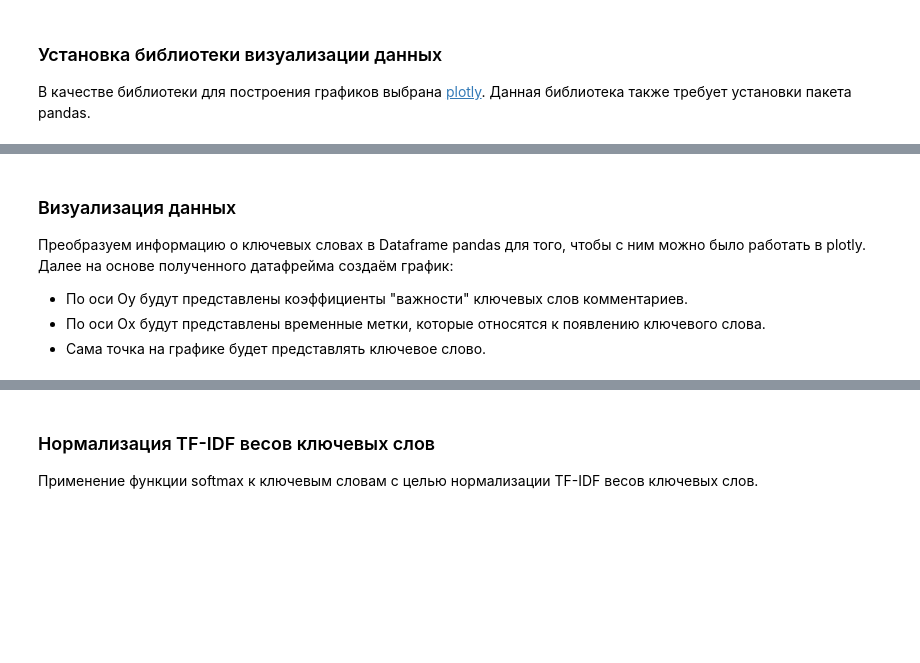
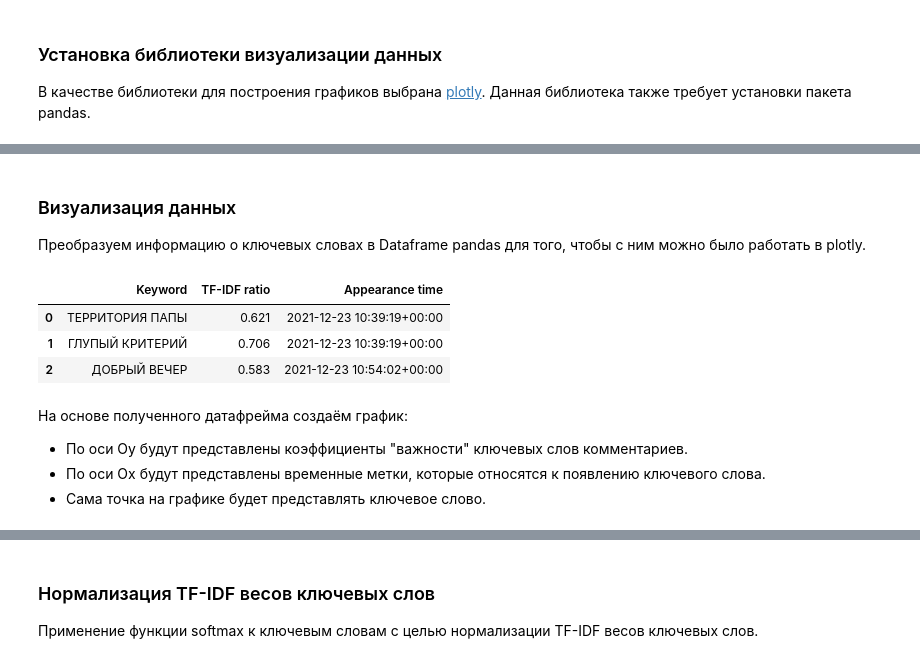
Before and after one commit to Text-Analysis/posts-scraper, a Jupyter notebook: examples/social_dynamic.ipynb, the cells around one changed output, grey strips where cells are left out. Saved outputs shown, nothing was run; the diff lists cells and outputs as text; code cells hidden in the pictures; blank space fills up the shorter version.

```diff
--- a/examples/keywords.ipynb
+++ b/examples/social_dynamic.ipynb
@@ -207,10 +207,25 @@ Requirement already satisfied: six>=1.5 in c:\users\f0rge\pycharmprojects\posts-
 Note: you may need to restart the kernel to use updated packages.
 WARNING: You are using pip version 21.3.1; however, version 22.0.3 is available.
 You should consider upgrading via the 'C:\Users\f0rge\PycharmProjects\posts-scraper\venv\Scripts\python.exe -m pip install --upgrade pip' command.
+# %% [markdown]
+### Визуализация данных
+
+Преобразуем информацию о ключевых словах в Dataframe pandas для того, чтобы с ним можно было работать в plotly.
+# %%
+import pandas as pd
+
+MIN_RATIO = 0.5
+
+df = pd.DataFrame([plot_point for plot_point in points_info if plot_point[1] > MIN_RATIO],
+                  columns=['Keyword', 'TF-IDF ratio', 'Appearance time'])
+df.head(3)
+# %% [output]
+|  | Keyword | TF-IDF ratio | Appearance time |
+| 0 | ТЕРРИТОРИЯ ПАПЫ | 0.621 | 2021-12-23 10:39:19+00:00 |
+| 1 | ГЛУПЫЙ КРИТЕРИЙ | 0.706 | 2021-12-23 10:39:19+00:00 |
+| 2 | ДОБРЫЙ ВЕЧЕР | 0.583 | 2021-12-23 10:54:02+00:00 |
 # %% [markdown]
-### Визуализация данных
-
-Преобразуем информацию о ключевых словах в Dataframe pandas для того, чтобы с ним можно было работать в plotly. Далее на основе полученного датафрейма создаём график:
+На основе полученного датафрейма создаём график:
 
 - По оси Oy будут представлены коэффициенты "важности" ключевых слов комментариев.
 - По оси Ox будут представлены временные метки, которые относятся к появлению ключевого слова.
```
Also changed, not shown: parts of 3 cells of this notebook.
